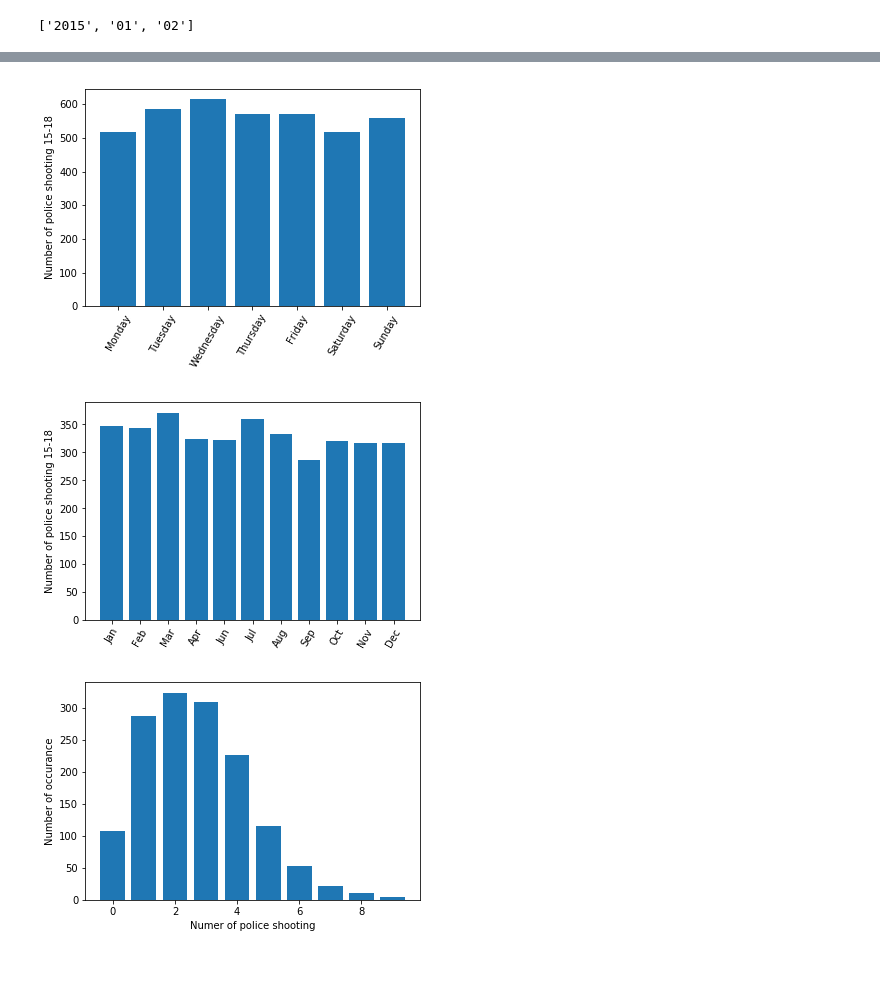
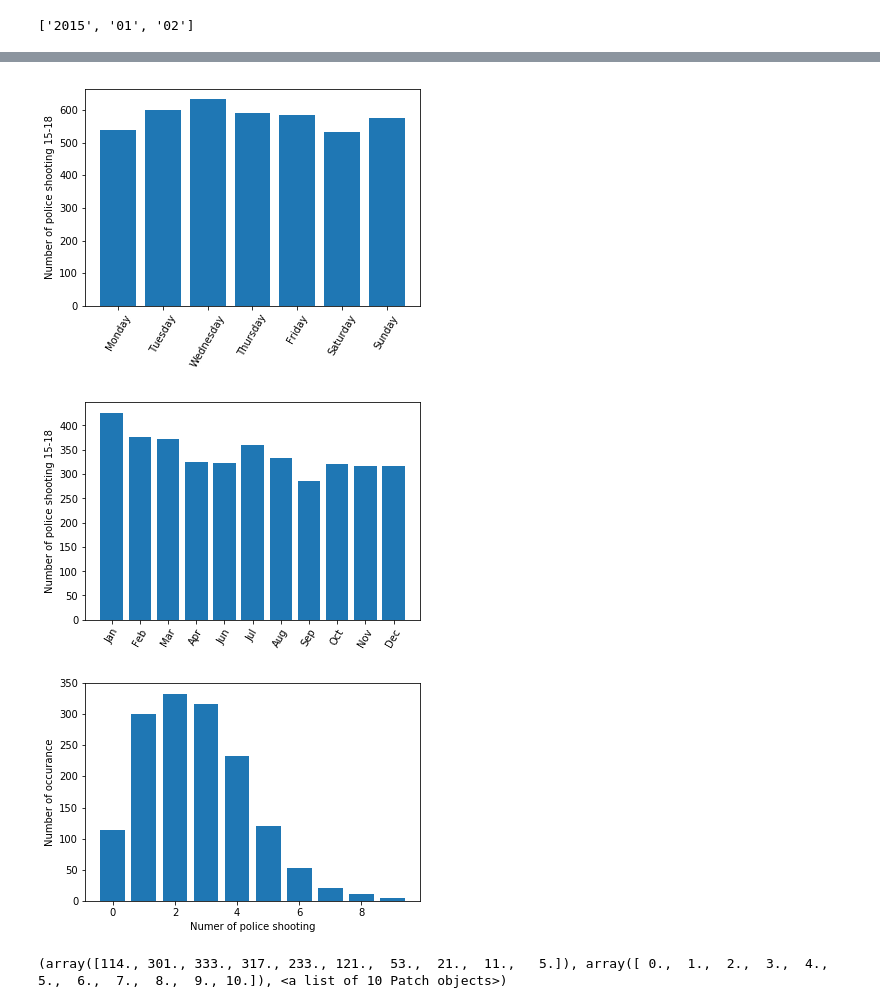
Before and after one commit to cryscan/ve401-project-2, a Jupyter notebook: notebooks/Untitled.ipynb, the cells around one changed output, grey strips where cells are left out. Drawn from its saved outputs; the diff is of its cells as text; code cells hidden in the pictures; blank space fills up the shorter version.

Commit message:
Add predict figure. Fix figure labels.

```diff
--- a/notebooks/Untitled.ipynb
+++ b/notebooks/Untitled.ipynb
@@ -26,13 +26,31 @@ years = [2015, 2016, 2017, 2018]
 cal = calendar.Calendar()
 dates = [cal.yeardatescalendar(i) for i in years]
 counts = {}
+
+week_days = ['Monday', 'Tuesday', 'Wednesday', 'Thursday', 'Friday', 'Saturday', 'Sunday']
+week_count = np.zeros(7)
+
+month_names = ['Jan', 'Feb', 'Mar', 'Apr', 'Feb', 'Jun', 'Jul', 'Aug', 'Sep', 'Oct', 'Nov', 'Dec']
+month_count = np.zeros(12)
+
+for row in data:
+    date = row['date']
+    year, month, day = date.split('-')
+    year, month, day = int(year), int(month), int(day)
+
+    weekday = calendar.weekday(year, month, day)
+    week_count[weekday] += 1
+    month_count[month - 1] += 1
+    counts.setdefault(datetime.date(year, month, day), 0)
+    counts[datetime.date(year, month, day)] += 1
 
 for year in dates:
     for season in year:
         for month in season:
             for week in month:
                 for date in week:
-                    if date.year in years:
+                    record = list(counts.keys())
+                    if date < np.max(record):
                         counts.setdefault(date, 0)
 # %%
 ds = list(counts.keys())
@@ -51,33 +69,17 @@ fig.set_size_inches(10, 4)
-# %%
-week_days = ['Monday', 'Tuesday', 'Wednesday', 'Thursday', 'Friday', 'Saturday', 'Sunday']
-week_count = np.zeros(7)
-
-month_names = ['Jan', 'Feb', 'Mar', 'Apr', 'Feb', 'Jun', 'Jul', 'Aug', 'Sep', 'Oct', 'Nov', 'Dec']
-month_count = np.zeros(12)
-
-for row in data:
-    date = row['date']
-    year, month, day = date.split('-')
-    year, month, day = int(year), int(month), int(day)
-    if year in [2015, 2016, 2017, 2018]:
-        weekday = calendar.weekday(year, month, day)
-        week_count[weekday] += 1
-        month_count[month - 1] += 1
-        counts[datetime.date(year, month, day)] += 1
 # %%
 plt.bar(week_days, week_count, 0.8)
 plt.xticks(rotation=60)
 plt.ylabel('Number of police shooting 15-18')
 plt.show()
 # %% [output]
-[figure, old version]
+[figure, new version]
 # %%
 plt.bar(month_names, month_count, 0.8)
 plt.xticks(rotation=60)
 plt.ylabel('Number of police shooting 15-18')
 plt.show()
 # %% [output]
-[figure, old version]
+[figure, new version]
 # %%
 num = np.array(list(counts.values()))
 k = np.mean(num)
@@ -87,12 +89,14 @@ from scipy.stats import poisson
 x = np.arange(np.max(num))
 poi = poisson.pmf(x, k) * len(num)
 # %%
-plt.hist(num, rwidth=0.8, align='left')
+hist = plt.hist(num, rwidth=0.8, align='left')
 plt.xlabel(r"Numer of police shooting")
 plt.ylabel(r"Number of occurance")
 plt.show()
+print(hist)
 # %% [output]
-[figure, old version]
+[figure, new version]
+(array([114., 301., 333., 317., 233., 121.,  53.,  21.,  11.,   5.]), array([ 0.,  1.,  2.,  3.,  4.,  5.,  6.,  7.,  8.,  9., 10.]), <a list of 10 Patch objects>)
 # %%
 colors = plt.rcParams['axes.prop_cycle'].by_key()['color']
 
```
Also changed, not shown: parts of 17 cells of this notebook, 2 other files.
